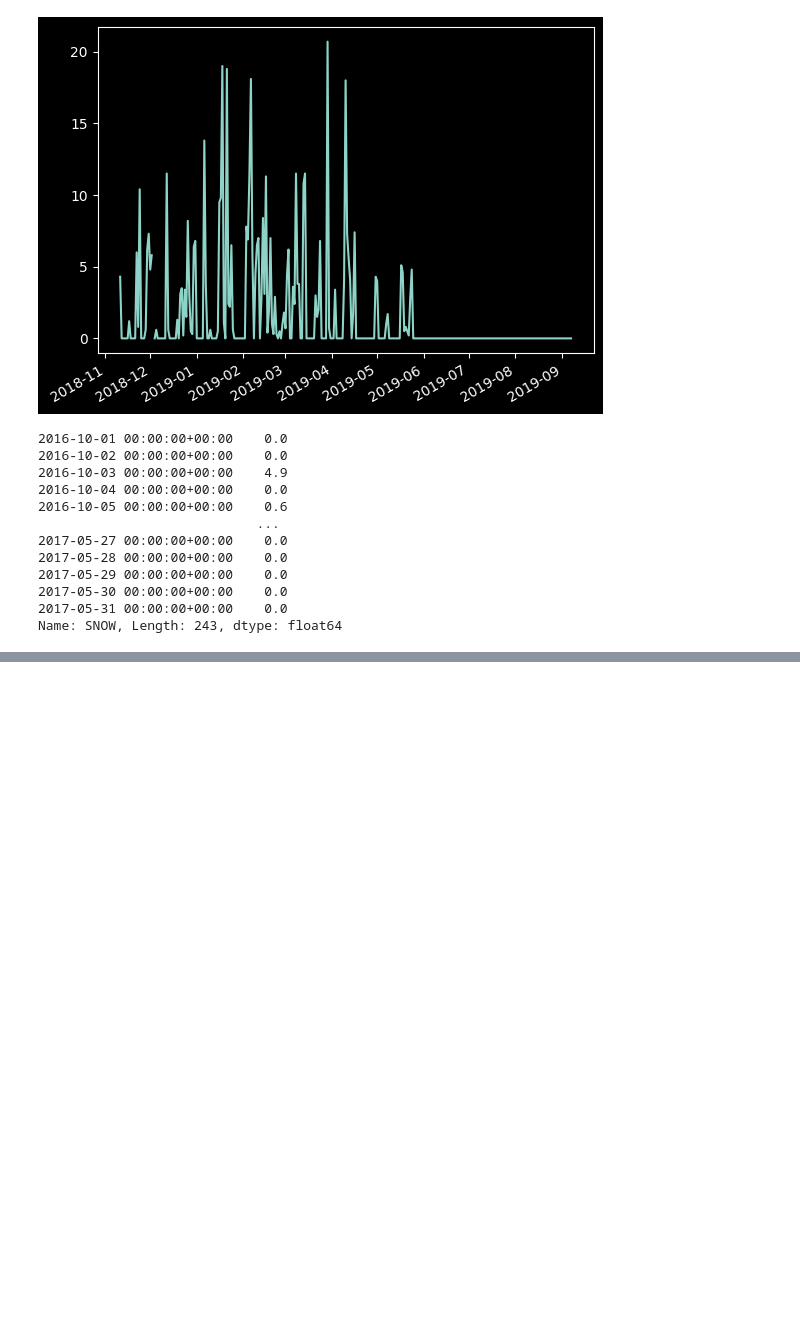
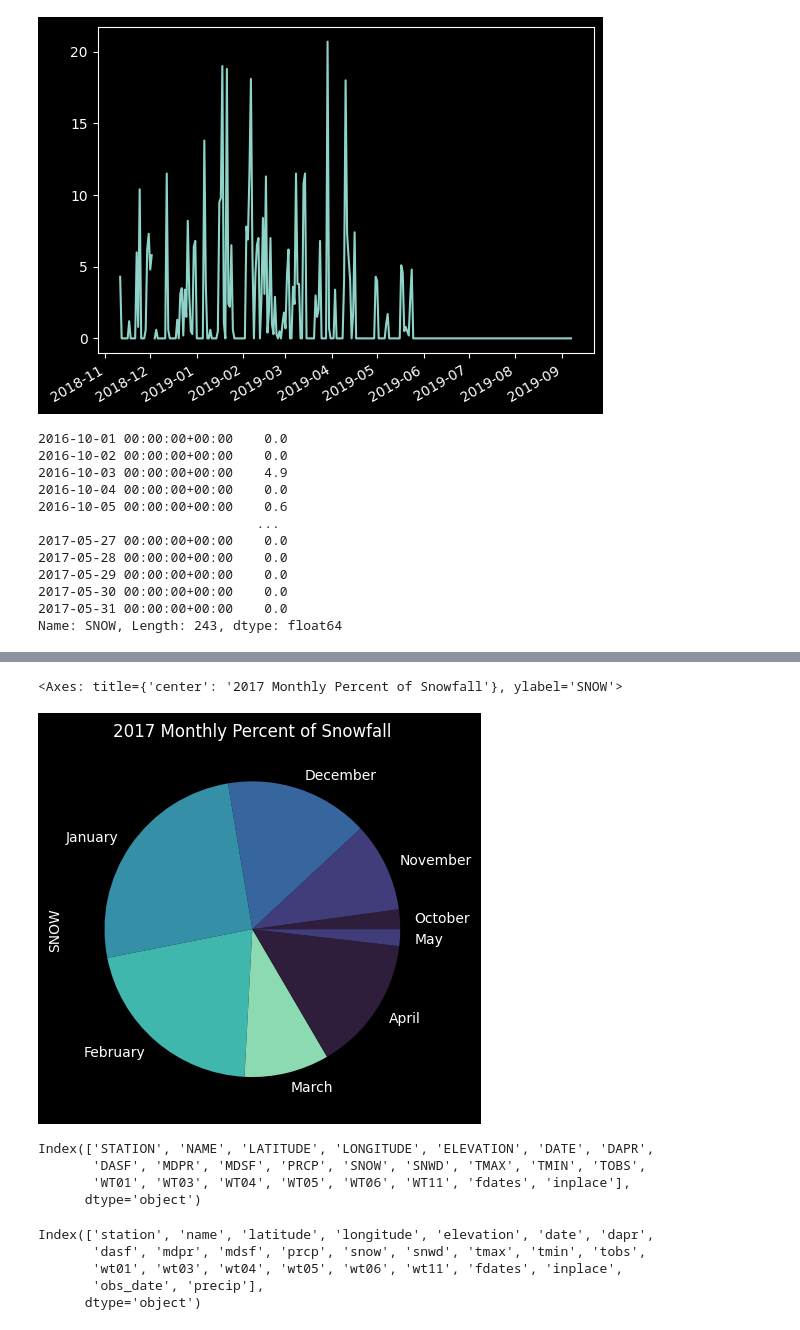
Before and after one commit to MathewLipman/Work-Samples, a Jupyter notebook: Effective_Pandas_3.ipynb, the cells around one changed output, grey strips where cells are left out. Saved outputs shown, nothing was run; the diff lists cells and outputs as text; code cells hidden in the pictures; blank space fills up the shorter version.

```diff
--- a/Effective_Pandas_3.ipynb
+++ b/Effective_Pandas_3.ipynb
@@ -1329,0 +1395,24 @@ Name: SNOW, Length: 243, dtype: float64
+# %%
+# custom_palette = sns.color_palette(["#9b59b6", "#3498db", "#95a5a6", "#e74c3c", "#34495e", "#2ecc71"])
+sns.set_palette('mako')
+
+
+season2017 = (snow.loc['2016-10':'2017-05'])
+(season2017
+.resample('M')
+.sum()
+.div(season2017.sum())
+.mul(100)
+.rename(lambda idx: idx.month_name())
+.plot.pie(title='2017 Monthly Percent of Snowfall')
+)
+# %% [output]
+<Axes: title={'center': '2017 Monthly Percent of Snowfall'}, ylabel='SNOW'>
+[figure, added]
+# %%
+alta_df.columns
+# %% [output]
+Index(['STATION', 'NAME', 'LATITUDE', 'LONGITUDE', 'ELEVATION', 'DATE', 'DAPR',
+       'DASF', 'MDPR', 'MDSF', 'PRCP', 'SNOW', 'SNWD', 'TMAX', 'TMIN', 'TOBS',
+       'WT01', 'WT03', 'WT04', 'WT05', 'WT06', 'WT11', 'fdates', 'inplace'],
+      dtype='object')
@@ -1329,0 +1427,8 @@ Name: SNOW, Length: 243, dtype: float64
+# %%
+ts_df.columns
+# %% [output]
+Index(['station', 'name', 'latitude', 'longitude', 'elevation', 'date', 'dapr',
+       'dasf', 'mdpr', 'mdsf', 'prcp', 'snow', 'snwd', 'tmax', 'tmin', 'tobs',
+       'wt01', 'wt03', 'wt04', 'wt05', 'wt06', 'wt11', 'fdates', 'inplace',
+       'obs_date', 'precip'],
+      dtype='object')
```
Also changed, not shown: parts of 25 cells of this notebook.
